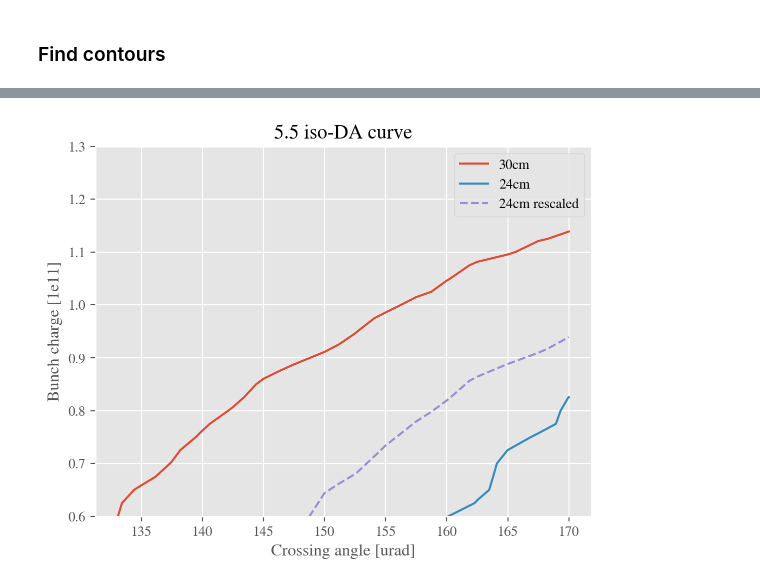
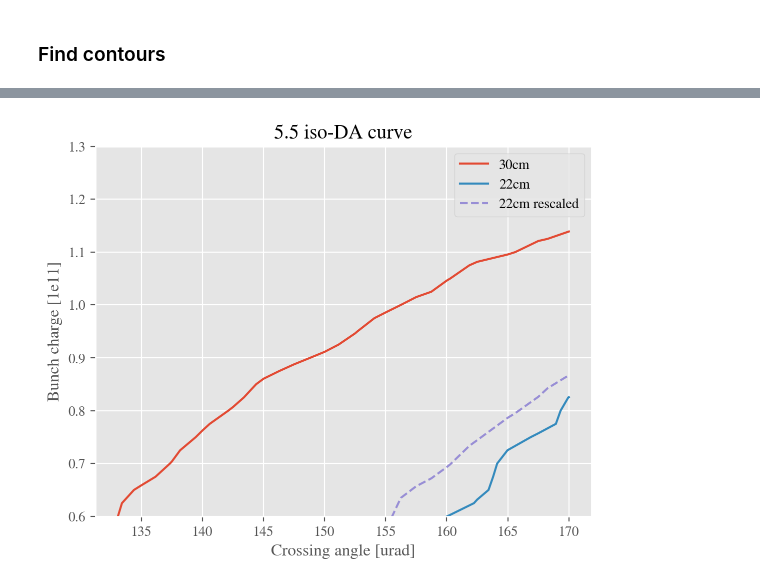
Before and after one commit to ColasDroin/DA_study_boilerplate, a Jupyter notebook: master_study/analysis/nb_angle_scan/nb_angle_scan.ipynb, the cells around one changed output, grey strips where cells are left out. Drawn from its saved outputs; the diff is of its cells as text; code cells hidden in the pictures.

```diff
--- a/master_study/analysis/nb_angle_scan/nb_angle_scan.ipynb
+++ b/master_study/analysis/nb_angle_scan/nb_angle_scan.ipynb
@@ -225,5 +225,5 @@ analysis_functions.plot_heatmap(
 # %%
-df_24_cm = df_to_plot.copy()
+df_22_cm = df_to_plot.copy()
 # %% [markdown]
 ## Interpolate the data for each optics
 # %%
@@ -310,19 +310,19 @@ analysis_functions.plot_heatmap(
 # %%
-x = df_24_cm.index
-y = df_24_cm.columns
-array = np.ma.masked_invalid(df_24_cm.values.T)
+x = df_22_cm.index
+y = df_22_cm.columns
+array = np.ma.masked_invalid(df_22_cm.values.T)
 xx, yy = np.meshgrid(x, y)
 #get only the valid values
 x1 = xx[~array.mask]
 y1 = yy[~array.mask]
 newarr = array[~array.mask]
 interpolated_grid = interpolate.griddata((x1, y1), newarr.ravel(), (xx, yy), method='cubic')
-interpolate_df_24cm = pd.DataFrame(interpolated_grid.T).interpolate(axis = 1)
+interpolate_df_22cm = pd.DataFrame(interpolated_grid.T).interpolate(axis = 1)
 
 conf_mad = analysis_functions.load_config(CONF_MAD_PATH)['config_mad']
 conf_collider = analysis_functions.load_config(CONF_COLLIDER_PATH)["config_collider"]
 analysis_functions.plot_heatmap(
-    interpolate_df_24cm,
+    interpolate_df_22cm,
     STUDY_NAME + '_' + COLLIDER,
     link=None,
     plot_contours=True,
@@ -342,6 +342,6 @@ analysis_functions.plot_heatmap(
     vmax = 7.,
     plot_diagonal_lines= False,
     xaxis_ticks_on_top=False,
-    title="DA for Bunch charge vs crossing angle (2024 EoL 24cm optics)"
+    title="DA for Bunch charge vs crossing angle (2024 EoL 22cm optics)"
 )
 # %% [output]
@@ -381,40 +381,40 @@ plt.show()
 # %%
-# Also get the same curve for 24cm
-smooth_24cm = gaussian_filter(interpolate_df_24cm.values, sigma=1)
-contours_24cm = find_contours(smooth_24cm, level=5.5)
+# Also get the same curve for 22cm
+smooth_22cm = gaussian_filter(interpolate_df_22cm.values, sigma=1)
+contours_22cm = find_contours(smooth_22cm, level=5.5)
 # %%
 # Extract curve
 contour_for_extraction_30cm = contours_30cm[0][contours_30cm[0][:, 1].argsort()]
-contour_for_extraction_24cm = contours_24cm[0][contours_24cm[0][:, 1].argsort()]
+contour_for_extraction_22cm = contours_22cm[0][contours_22cm[0][:, 1].argsort()]
 
 x_30cm = contour_for_extraction_30cm[:,1]
 y_30cm = contour_for_extraction_30cm[:,0]
 
-x_24cm = contour_for_extraction_24cm[:,1]
-y_24cm = contour_for_extraction_24cm[:,0]
+x_22cm = contour_for_extraction_22cm[:,1]
+y_22cm = contour_for_extraction_22cm[:,0]
 
 # Convert back to initial units
 f1 = interpolate.interp1d(range(len(df_30_cm.index)), df_30_cm.index)
 f2 = interpolate.interp1d(range(len(df_30_cm.columns)), df_30_cm.columns)
 
 x_real_30cm = f2(x_30cm)
 y_real_30cm = f1(y_30cm)
 
-x_real_24cm = f2(x_24cm)
-y_real_24cm = f1(y_24cm)
+x_real_22cm = f2(x_22cm)
+y_real_22cm = f1(y_22cm)
 
-# Compute rescaled 24cm
+# Compute rescaled 22cm
 f3 = interpolate.interp1d(x_real_30cm, y_real_30cm, bounds_error = False, fill_value = 'extrapolate')
-rescaled_y_24cm = f3(x_real_30cm * np.sqrt(24/30))
+rescaled_y_22cm = f3(x_real_30cm * np.sqrt(22/30))
 
 plt.plot(x_real_30cm,y_real_30cm, label = '30cm')
-plt.plot(x_real_24cm,y_real_24cm, label = '24cm')
-plt.plot(x_real_30cm, rescaled_y_24cm, '--', label = '24cm rescaled')
+plt.plot(x_real_22cm,y_real_22cm, label = '22cm')
+plt.plot(x_real_30cm, rescaled_y_22cm, '--', label = '22cm rescaled')
 plt.xlabel("Crossing angle [urad]")
 plt.ylabel("Bunch charge [1e11]")
 plt.title("5.5 iso-DA curve")
 plt.ylim(0.6, 1.3)
 plt.legend()
 plt.show()
 # %% [output]
-[figure, old version]
+[figure, new version]
```
Also changed, not shown: parts of 10 cells of this notebook, 4 other files.
